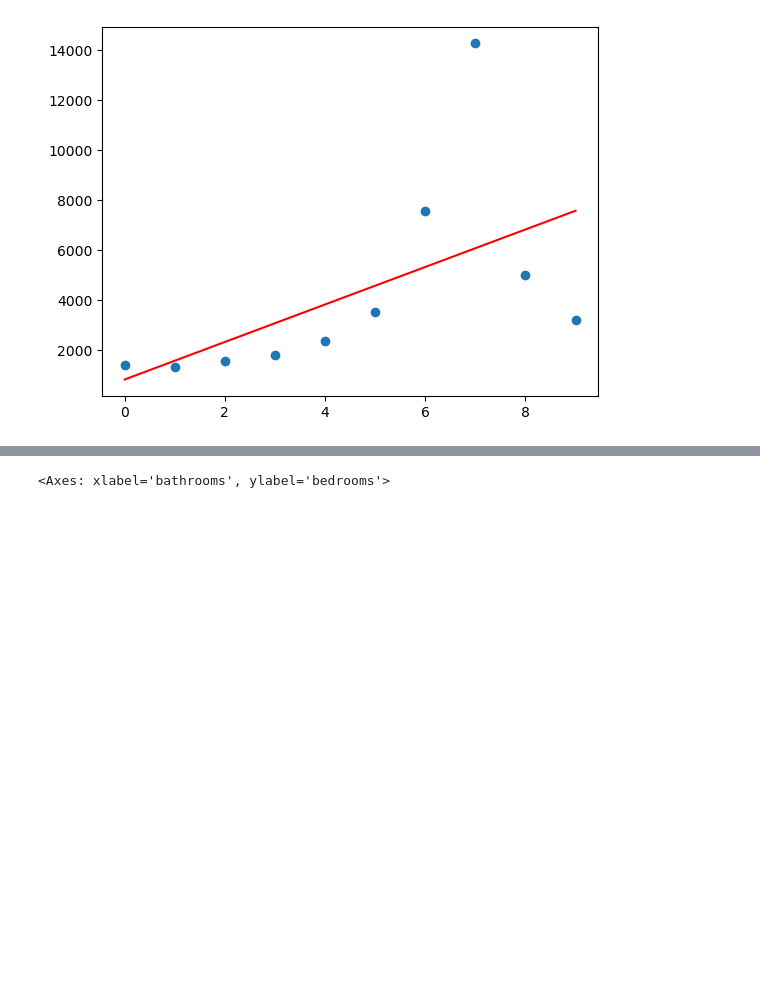
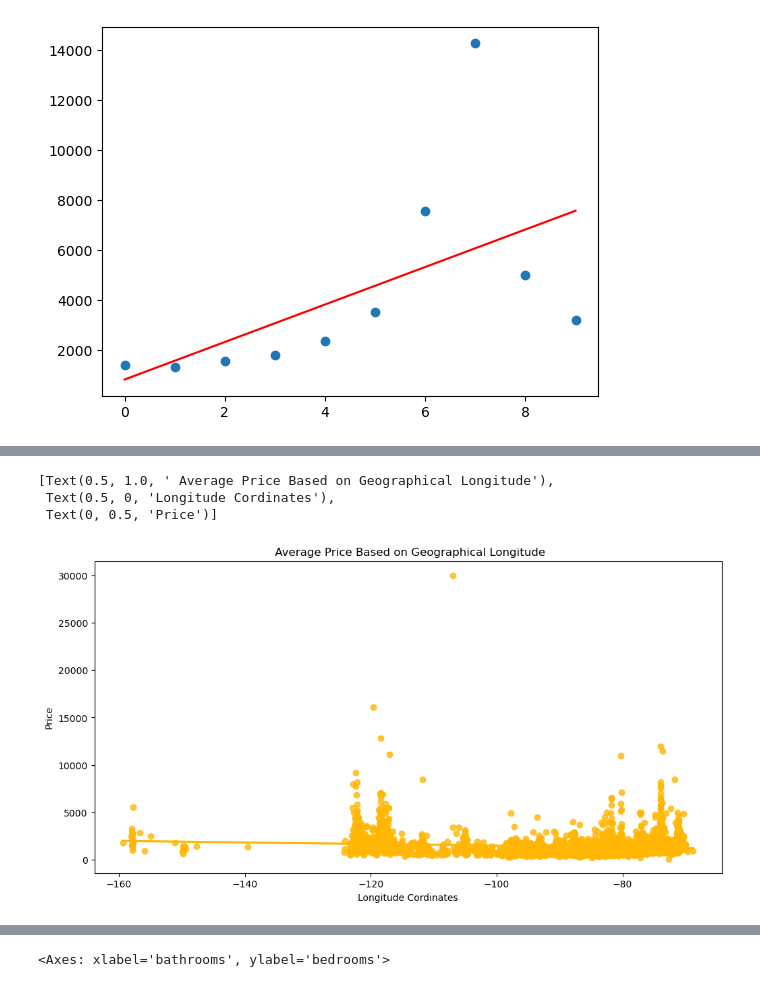
Before and after one commit to tghcb9/dataanalytics-project1-group6, a Jupyter notebook: submission/analysis/regression.ipynb, the cells around one changed output, grey strips where cells are left out. Drawn from its saved outputs; the diff is of its cells as text; code cells hidden in the pictures; blank space fills up the shorter version.

```diff
--- a/submission/analysis/regression.ipynb
+++ b/submission/analysis/regression.ipynb
@@ -229,0 +152,12 @@ sns.regplot(data = avg_df, x='square_feet', y='price')
+# %%
+##testing if a graph using averages is easier to read but still accurate to the true data
+
+long_df = df.groupby('longitude').agg({'price' : 'mean'}).reset_index()
+# %%
+plt.figure(figsize = (12, 6))
+sns.regplot(data = long_df, x='longitude', y='price', color='#FFB703').set(title=' Average Price Based on Geographical Longitude', xlabel='Longitude Cordinates', ylabel='Price')
+# %% [output]
+[Text(0.5, 1.0, ' Average Price Based on Geographical Longitude'),
+ Text(0.5, 0, 'Longitude Cordinates'),
+ Text(0, 0.5, 'Price')]
+[figure, added]
```
Also changed, not shown: parts of 53 cells of this notebook, 17 other files.
